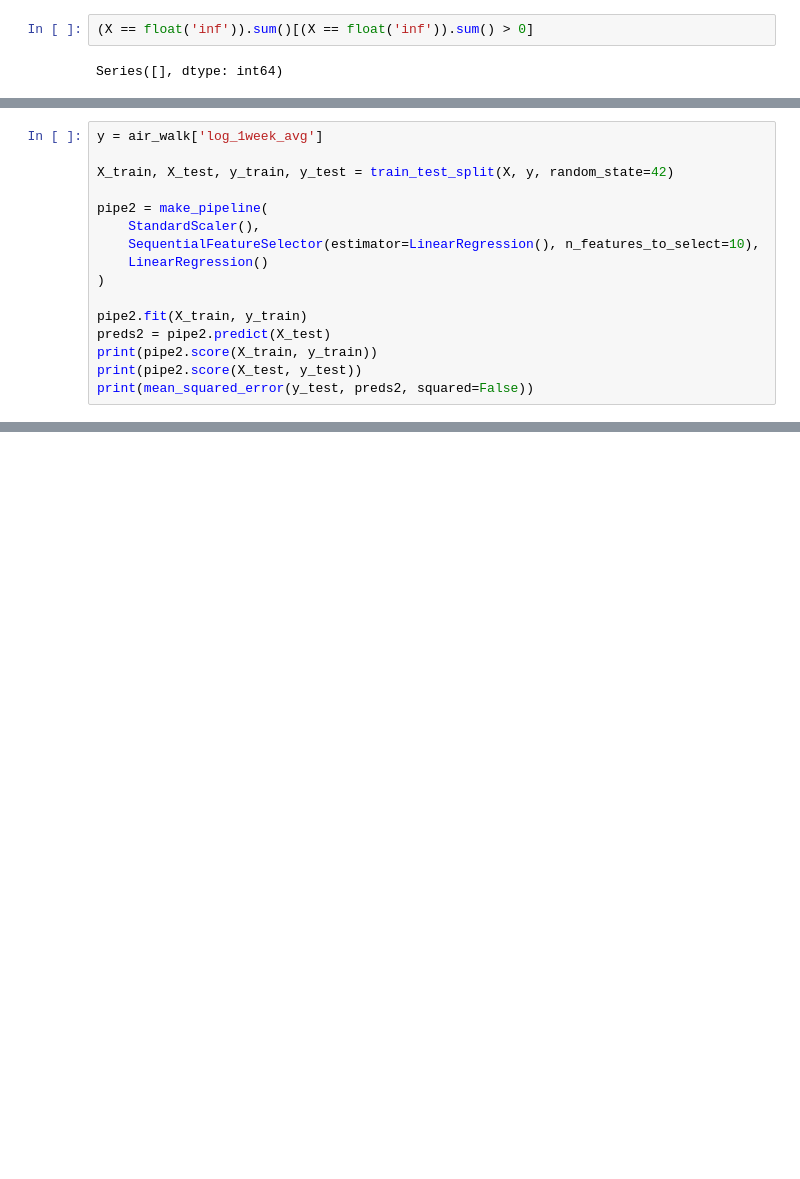
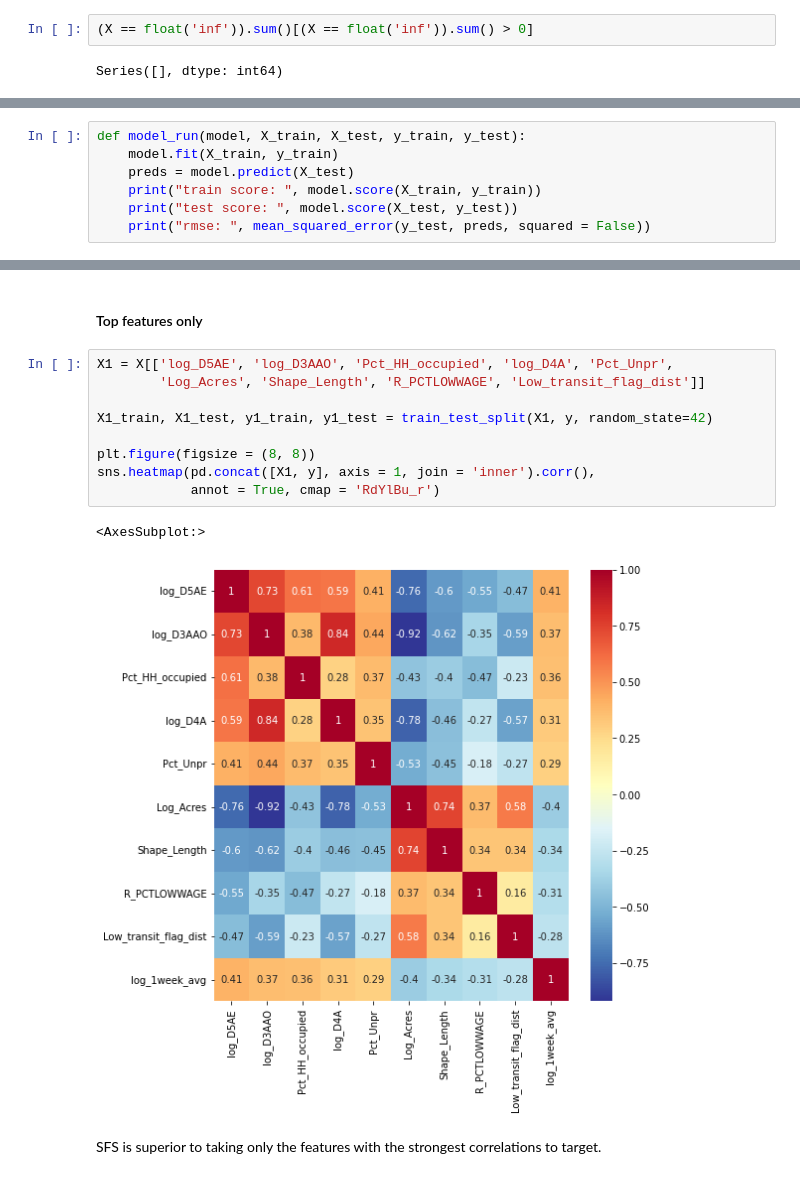
Before and after one commit to morganhof/teamwork_aq_n_walkability, a Jupyter notebook: 03_modeling_steven.ipynb, the cells around one changed output, grey strips where cells are left out. Cells and saved outputs as stored; diff of their text form; blank space fills up the shorter version.

```diff
--- a/03_modeling_steven.ipynb
+++ b/03_modeling_steven.ipynb
@@ -114,16 +117,7 @@ array(['temp_f', 'hidden', 'flagged', 'downgraded', 'age', 'is_owner',
 # %%
-y = air_walk['log_1week_avg']
-
-X_train, X_test, y_train, y_test = train_test_split(X, y, random_state=42)
-
-pipe2 = make_pipeline(
-    StandardScaler(),
-    SequentialFeatureSelector(estimator=LinearRegression(), n_features_to_select=10),
-    LinearRegression()
-)
-
-pipe2.fit(X_train, y_train)
-preds2 = pipe2.predict(X_test)
-print(pipe2.score(X_train, y_train))
-print(pipe2.score(X_test, y_test))
-print(mean_squared_error(y_test, preds2, squared=False))
+def model_run(model, X_train, X_test, y_train, y_test):
+    model.fit(X_train, y_train)
+    preds = model.predict(X_test)
+    print("train score: ", model.score(X_train, y_train))
+    print("test score: ", model.score(X_test, y_test))
+    print("rmse: ", mean_squared_error(y_test, preds, squared = False))
@@ -138,0 +157,16 @@ array(['x0', 'x6', 'x11', 'x12', 'x24', 'x88', 'x111', 'x120', 'x150',
+# %% [markdown]
+#### Top features only
+# %%
+X1 = X[['log_D5AE', 'log_D3AAO', 'Pct_HH_occupied', 'log_D4A', 'Pct_Unpr',
+        'Log_Acres', 'Shape_Length', 'R_PCTLOWWAGE', 'Low_transit_flag_dist']]
+
+X1_train, X1_test, y1_train, y1_test = train_test_split(X1, y, random_state=42)
+
+plt.figure(figsize = (8, 8))
+sns.heatmap(pd.concat([X1, y], axis = 1, join = 'inner').corr(),
+            annot = True, cmap = 'RdYlBu_r')
+# %% [output]
+<AxesSubplot:>
+[figure, added]
+# %% [markdown]
+SFS is superior to taking only the features with the strongest correlations to target.
```
Also changed, not shown: parts of 29 cells of this notebook.
